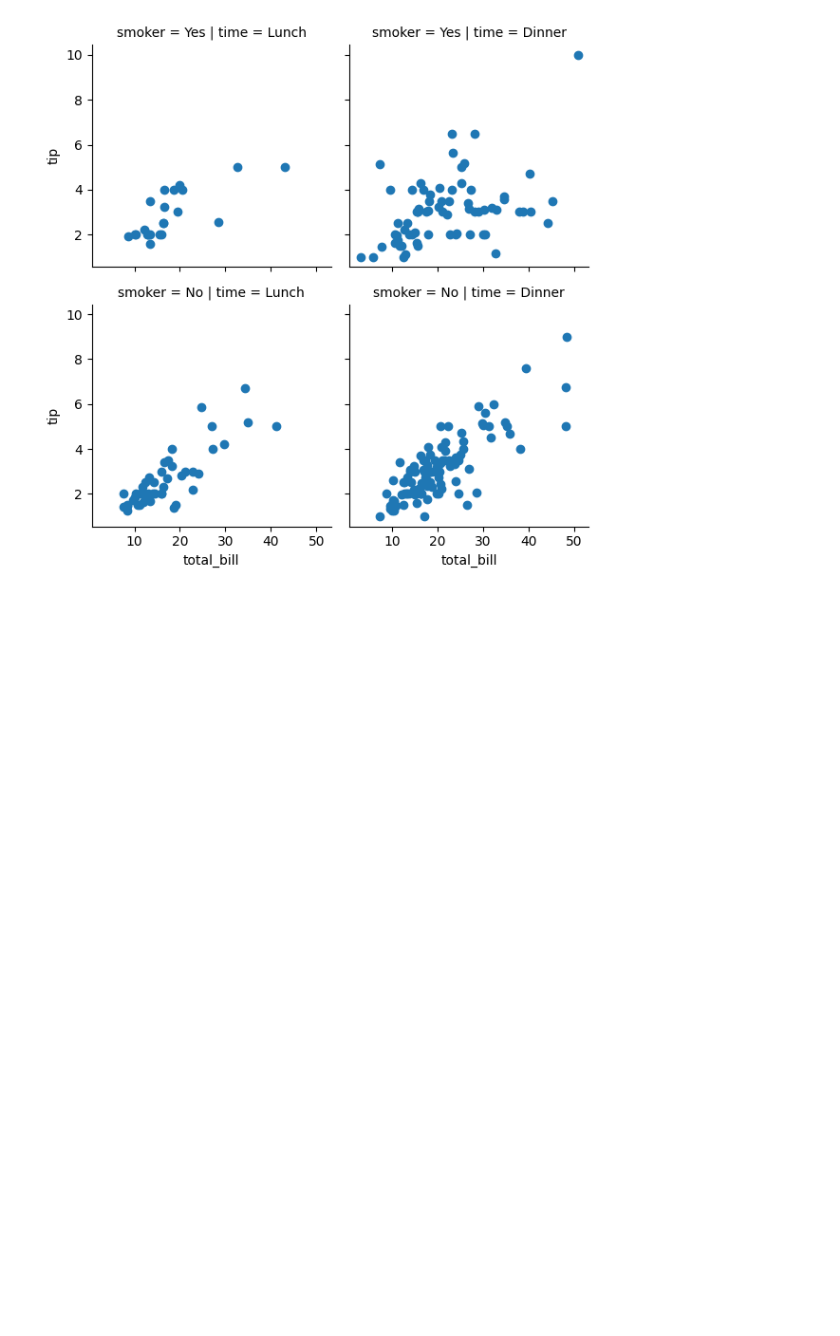
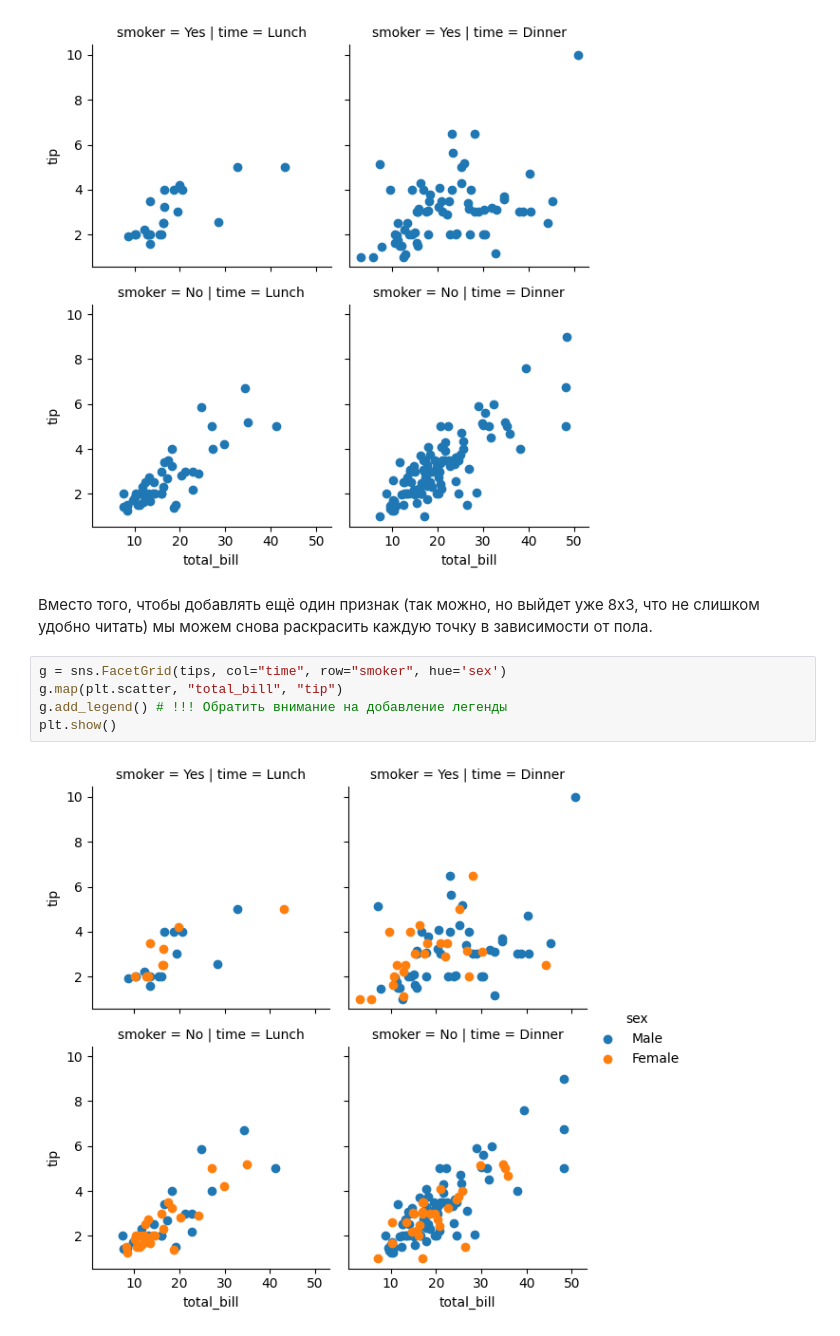
Before and after one commit to dragondangun/em_ml, a Jupyter notebook: 4. Matplotlib и Seaborn/Plots.ipynb, the cells around one changed output. Drawn from its saved outputs; the diff is of its cells as text; blank space fills up the shorter version.

```diff
--- a/4. Matplotlib и Seaborn/Plots.ipynb
+++ b/4. Matplotlib и Seaborn/Plots.ipynb
@@ -505,3 +511,12 @@ g.map(plt.scatter, "total_bill", "tip")
 plt.show()
 # %% [output]
 [figure]
+# %% [markdown]
+Вместо того, чтобы добавлять ещё один признак (так можно, но выйдет уже 8x3, что не слишком удобно читать) мы можем снова раскрасить каждую точку в зависимости от пола.
+# %%
+g = sns.FacetGrid(tips, col="time", row="smoker", hue='sex')
+g.map(plt.scatter, "total_bill", "tip")
+g.add_legend() # !!! Обратить внимание на добавление легенды
+plt.show()
+# %% [output]
+[figure, added]
```
Also changed, not shown: parts of 10 cells of this notebook, 2 other files.
